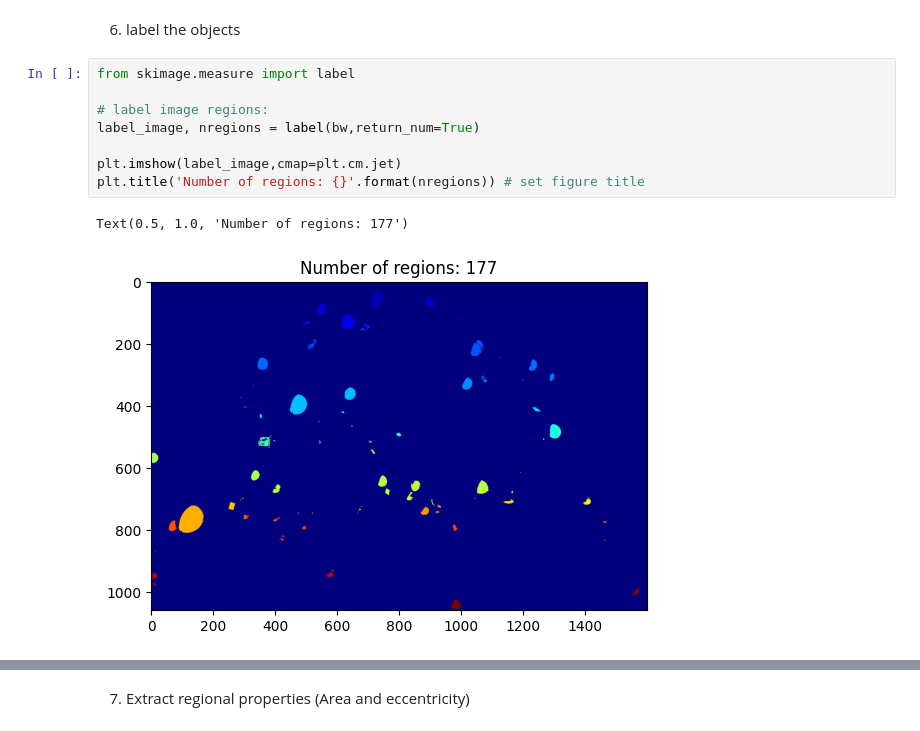
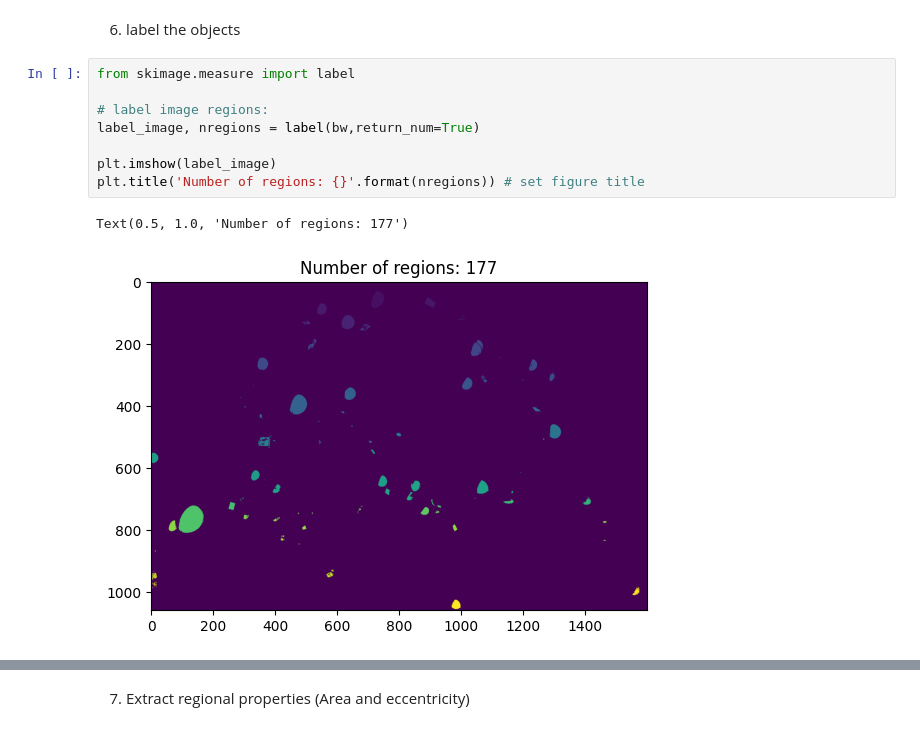
Before and after one commit to Mahsa-Goudarzi/ComputerVision, a Jupyter notebook: M3_Image Classification/Exercise3.ipynb, the cells around one changed output, grey strips where cells are left out. Saved outputs shown, nothing was run; the diff lists cells and outputs as text.

```diff
--- a/M3_Image Classification/Exercise3.ipynb
+++ b/M3_Image Classification/Exercise3.ipynb
@@ -87,11 +87,11 @@ plt.show()
 # %%
 from skimage.measure import label
 
 # label image regions:
 label_image, nregions = label(bw,return_num=True)
 
-plt.imshow(label_image,cmap=plt.cm.jet)
+plt.imshow(label_image)
 plt.title('Number of regions: {}'.format(nregions)) # set figure title
 # %% [output]
 Text(0.5, 1.0, 'Number of regions: 177')
-[figure, old version]
+[figure, new version]
```
Also changed, not shown: parts of 1 cell of this notebook.
